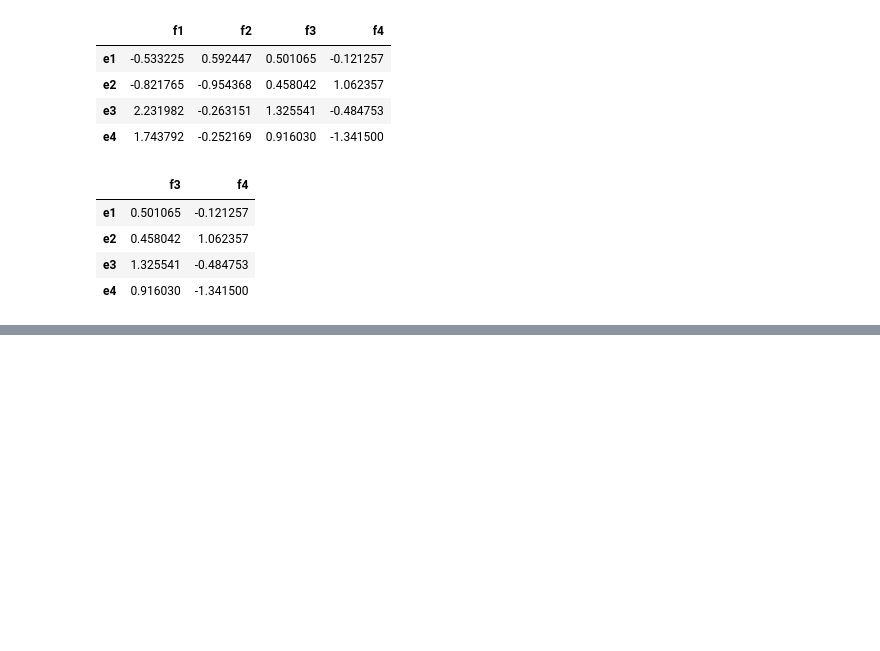
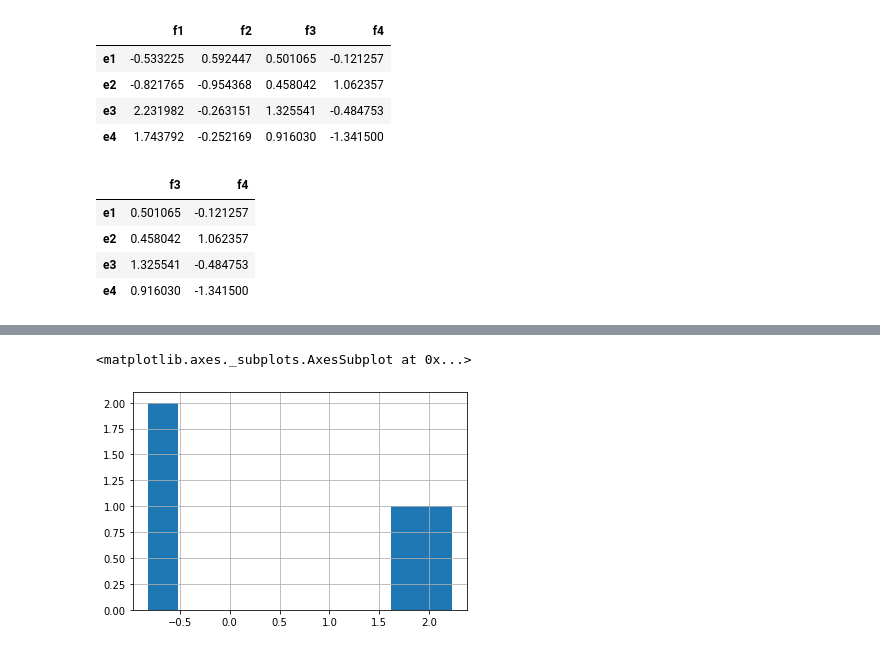
Before and after one commit to varadmahatme/Advanced-machine-learning-deep-learning, a Jupyter notebook: AMLDL1.ipynb, the cells around one changed output, grey strips where cells are left out. Cells and saved outputs as stored; diff of their text form; code cells hidden in the pictures; blank space fills up the shorter version.

```diff
--- a/AMLDL1.ipynb
+++ b/AMLDL1.ipynb
@@ -917,3 +917,6 @@ df[['f3','f4']]
 | e2 | 0.458042 | 1.062357 |
 | e3 | 1.325541 | -0.484753 |
 | e4 | 0.916030 | -1.341500 |
+# %%
+df['f5'] = df['f3'] + df['f2']
+df
@@ -919,0 +946,5 @@ df[['f3','f4']]
+# %%
+df['f1'].hist() #plots a histogram
+# %% [output]
+<matplotlib.axes._subplots.AxesSubplot at 0x...>
+[figure, added]
```
Also changed, not shown: parts of 7 cells of this notebook.
